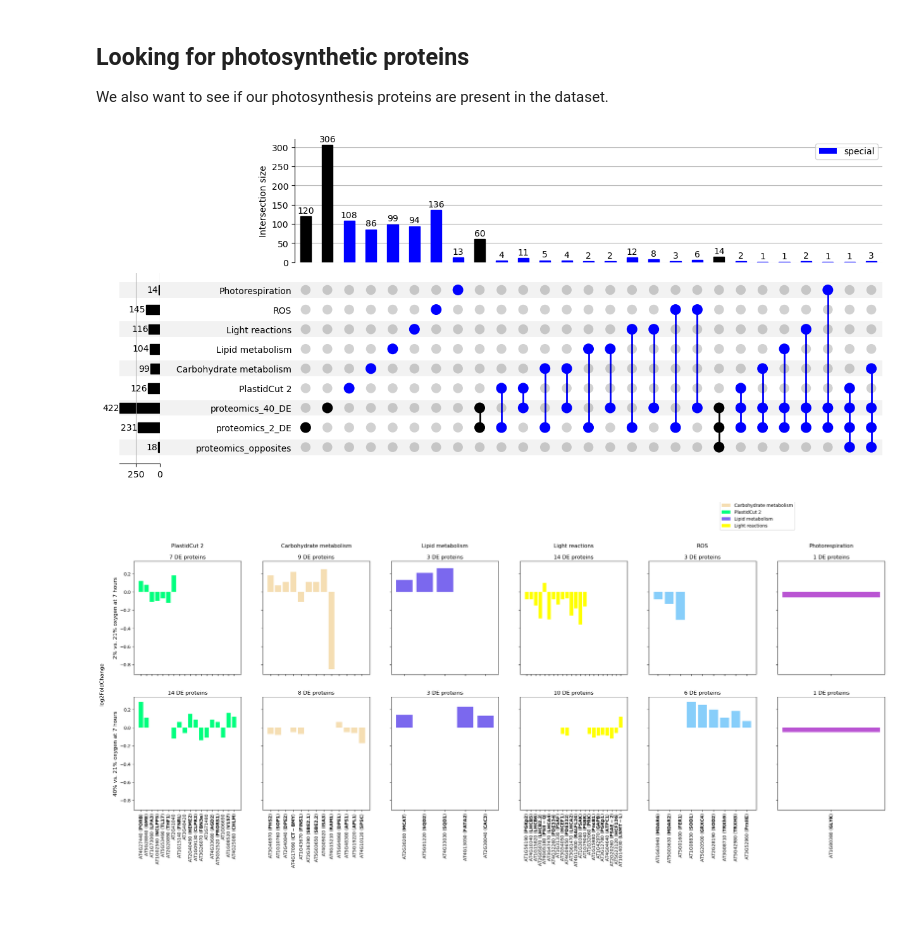
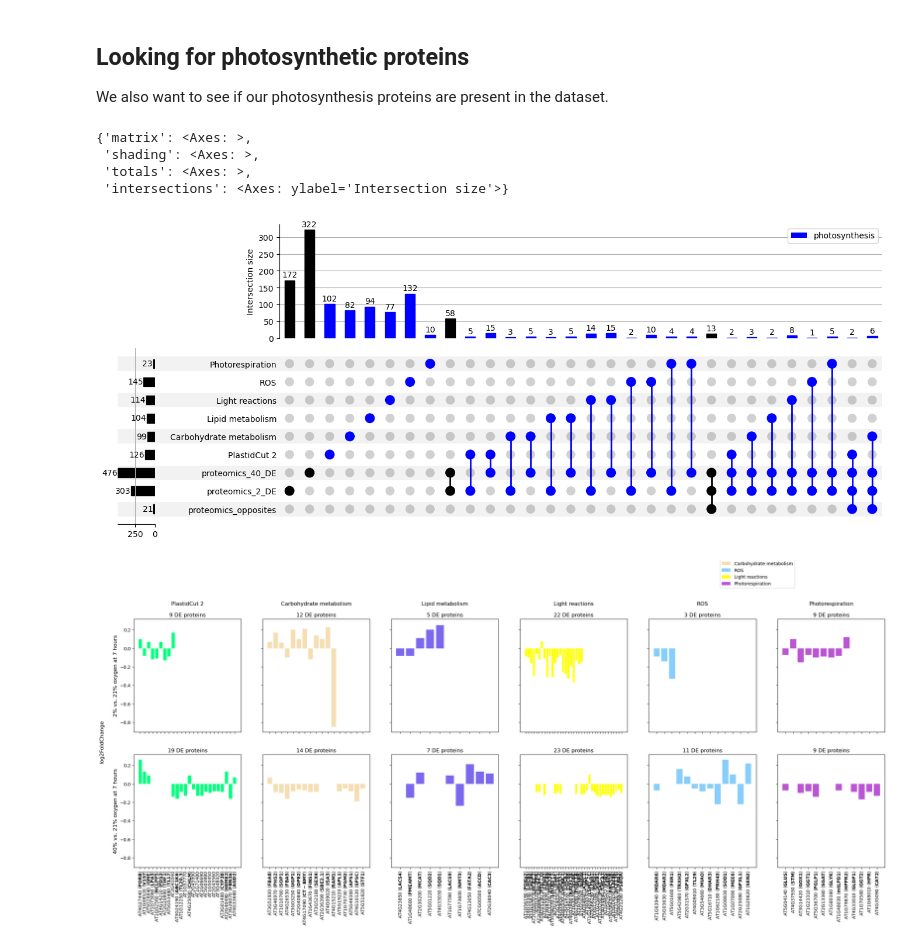
Before and after one commit to serenalotreck/photorespiration-omics, a Jupyter notebook: notebooks/proteomics_visualizations.ipynb, the cells around one changed output. Saved outputs shown, nothing was run; the diff lists cells and outputs as text; code cells hidden in the pictures; blank space fills up the shorter version.

```diff
--- a/notebooks/proteomics_visualizations.ipynb
+++ b/notebooks/proteomics_visualizations.ipynb
@@ -142,2 +147,0 @@ Remove extra characters that are a remnent of the Scaffold GUI:
-# %%
-protein_opposites.loc[:, "Accession Number clean"] = protein_opposites["Accession Number"].str.split('[').str[0].str.strip().str.split('(').str[0].str.strip()
@@ -158,5 +148,5 @@ Now we want to see what genes are here that appear in our transcriptomics candid
 # %%
-data_path = '../data/gene_lists_with_descriptions'
+data_path = '../data/Araport11_outputs_ALL/gene_lists_with_descriptions/'
 transcriptomic_comparisons = {}
 for f in listdir(data_path):
     comp = splitext(f)[0]
@@ -180,7 +178,0 @@ As would be expected based on the relatively small number of proteins in the dat
-# %%
-two_vs_21['Accession Number clean'] = two_vs_21["Accession Number"].str.split('[').str[0].str.strip().str.split('(').str[0].str.strip()
-forty_vs_21['Accession Number clean'] = forty_vs_21["Accession Number"].str.split('[').str[0].str.strip().str.split('(').str[0].str.strip()
-all_de_proteins = set(two_vs_21['Accession Number clean'].tolist() + forty_vs_21['Accession Number clean'].tolist())
-tair_all_de_proteins_arrays = {p: id_map.loc[id_map['uniprot_id'] == p, 'TAIR_id'].values for p in all_de_proteins}
-tair_all_de_proteins_conversion = {p: [t[0]] if len(t) > 0 else [np.nan] for p, t in tair_all_de_proteins_arrays.items()}
-tair_all_de_proteins = pd.DataFrame.from_dict(tair_all_de_proteins_conversion, columns=['TAIR_id'], orient='index')
@@ -269,9 +249,9 @@ with open('../data/photosynthesis_genes/all_photosynthesis_genes_unique.json') a
     all_photosynth_genes = json.load(f)
 # %%
 proteomics_genes = {
-    'proteomics_opposites': list(set(opposites_with_ids['TAIR_id'].dropna().tolist())),
-    'proteomics_2_DE': list(set(two_de_df['TAIR_id'].dropna().tolist())),
-    'proteomics_40_DE': list(set(forty_de_df['TAIR_id'].dropna().tolist()))
+    'proteomics_opposites': list(set(protein_opposites['base_accession_number'].tolist())),
+    'proteomics_2_DE': list(set(two_vs_21['base_accession_number'].tolist())),
+    'proteomics_40_DE': list(set(forty_vs_21['base_accession_number'].tolist()))
 }
 
 proteomics_genes = {k: [i.lower() for i in v] for k, v in proteomics_genes.items()}
@@ -282,13 +262,17 @@ gene_groups.update(all_photosynth_genes)
 # %%
 warnings.filterwarnings('ignore')
 to_plot = from_contents(gene_groups)
 
 upset = UpSet(to_plot, show_counts=True, sort_categories_by='input')
 for c in all_photosynth_genes.keys():
-    upset.style_subsets(present=c, facecolor="blue", label="special")
+    upset.style_subsets(present=c, facecolor="blue", label="photosynthesis")
 upset.plot()
 # %% [output]
+{'matrix': <Axes: >,
+ 'shading': <Axes: >,
+ 'totals': <Axes: >,
+ 'intersections': <Axes: ylabel='Intersection size'>}
-[figure, old version]
+[figure, new version]
 # %%
 ara = pd.read_csv('../data/external_data/gene_aliases_20241231.txt', sep='\t', header=0, encoding='Windows-1252')
 tair2gene = {k.lower(): v for k, v in ara.set_index('locus_name')[['symbol']].to_dict()['symbol'].items()}
@@ -309,6 +291,7 @@ proteomics_to_compare = {
 'proteomics_40_DE': forty_expression_change
 }
 # %%
-makeDEGfigure(proteomics_to_compare, all_photosynth_genes, photosynth_colors, semantic_names, tair2gene, id_col='TAIR_id', title_name='proteins', separate_columns=True, show_all_x=False)
+makeDEGfigure(proteomics_to_compare, all_photosynth_genes, photosynth_colors, semantic_names, tair2gene, id_col='base_accession_number', title_name='proteins', separate_columns=True, show_all_x=False)
+plt.savefig(f'../data/Araport11_outputs_ALL/figures/daps_abundance_photosynthesis_{run_date}.png', format='png', dpi=600, bbox_inches='tight')
 # %% [output]
-[figure, old version]
+[figure, new version]
```
Also changed, not shown: parts of 39 cells of this notebook, 4 other files.
